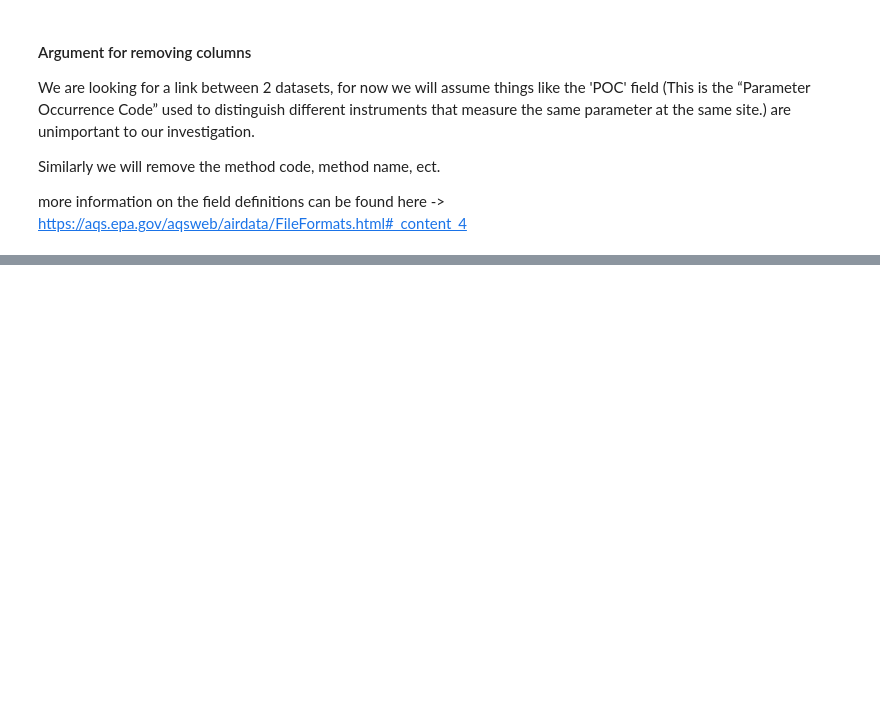
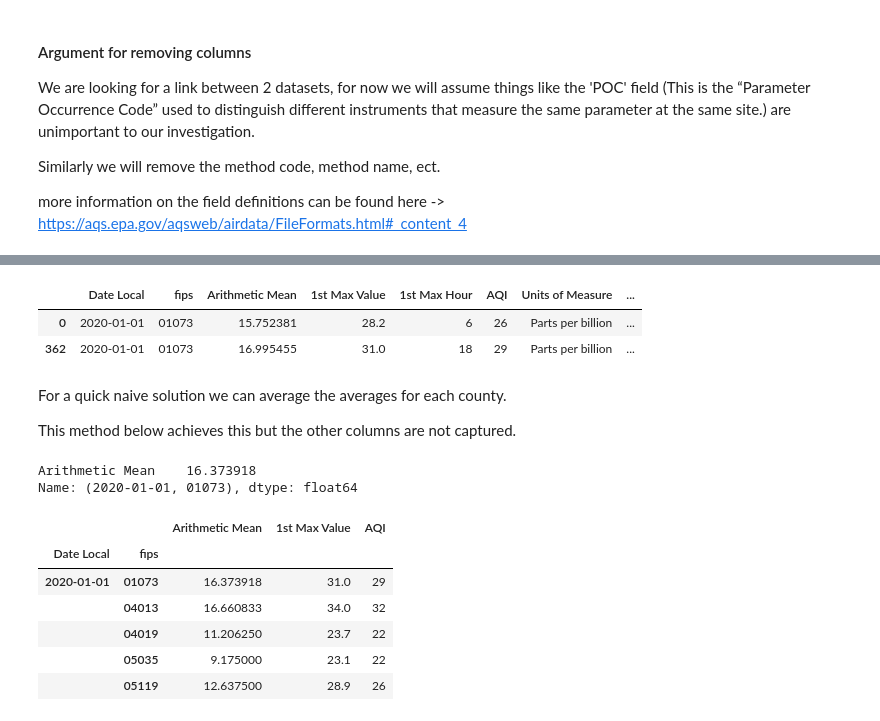
Before and after one commit to richstrouss/capstone, a Jupyter notebook: avk_data_investigation.ipynb, the cells around one changed output, grey strips where cells are left out. Drawn from its saved outputs; the diff is of its cells as text; code cells hidden in the pictures; blank space fills up the shorter version.

```diff
--- a/avk_data_investigation.ipynb
+++ b/avk_data_investigation.ipynb
@@ -384,0 +163,30 @@ len(all_no2_fips)
+# %%
+slim_no2[(slim_no2['Date Local']== '2020-01-01') & (slim_no2['fips']=='01073')]
+# %% [output]
+|  | Date Local | fips | Arithmetic Mean | 1st Max Value | 1st Max Hour | AQI | Units of Measure | ... |
+| 0 | 2020-01-01 | 01073 | 15.752381 | 28.2 | 6 | 26 | Parts per billion | ... |
+| 362 | 2020-01-01 | 01073 | 16.995455 | 31.0 | 18 | 29 | Parts per billion | ... |
+# %% [markdown]
+For a quick naive solution we can average the averages for each county.
+
+This method below achieves this but the other columns are not captured.
+# %%
+county_mean= slim_no2.groupby(['Date Local','fips']).agg({'Arithmetic Mean':'mean'})
+county_mean.loc[('2020-01-01','01073')]
+# %% [output]
+Arithmetic Mean    16.373918
+Name: (2020-01-01, 01073), dtype: float64
+# %%
+
+squashed_no2 = avg_county_pollution(slim_no2)
+# squashed_no2['Arithmetic Mean'].idxmax()
+# squashed_no2.to_pickle(air_data_dir.joinpath("no2","daily_2020_multi_index.pkl"))
+squashed_no2.head()
+# %% [output]
+|  |  | Arithmetic Mean | 1st Max Value | AQI |
+| Date Local | fips |  |  |  |
+| 2020-01-01 | 01073 | 16.373918 | 31.0 | 29 |
+|  | 04013 | 16.660833 | 34.0 | 32 |
+|  | 04019 | 11.206250 | 23.7 | 22 |
+|  | 05035 | 9.175000 | 23.1 | 22 |
+|  | 05119 | 12.637500 | 28.9 | 26 |
```
Also changed, not shown: parts of 70 cells of this notebook.
